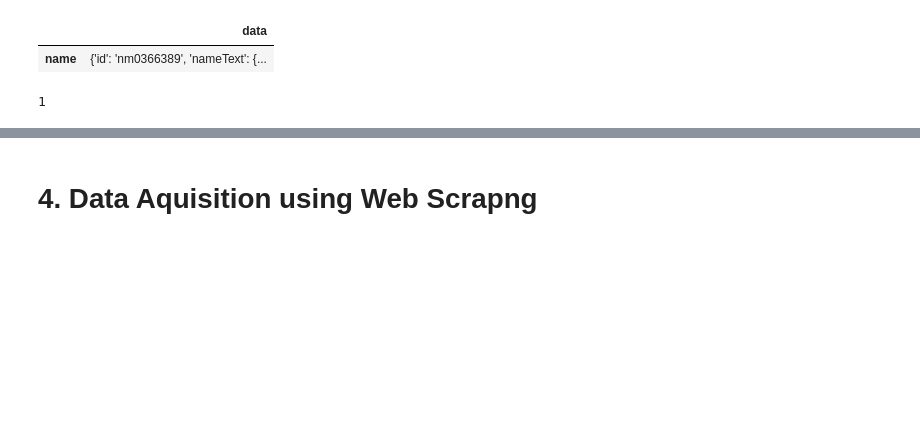
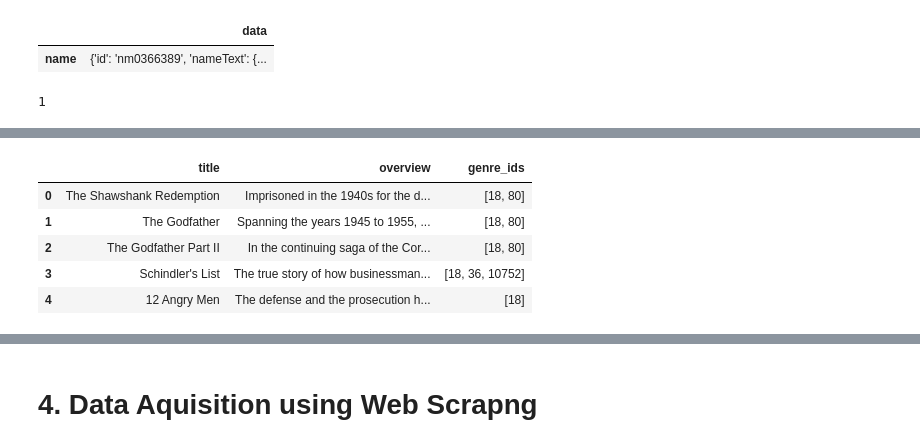
Before and after one commit to vinod-kaumar/NLP-by-vinod, a Jupyter notebook: Day-1/Data_Acquisition.ipynb, the cells around one changed output, grey strips where cells are left out. Drawn from its saved outputs; the diff is of its cells as text; code cells hidden in the pictures; blank space fills up the shorter version.

```diff
--- a/Day-1/Data_Acquisition.ipynb
+++ b/Day-1/Data_Acquisition.ipynb
@@ -124,0 +117,6 @@ len(df.data)
+# %%
+import requests
+API_KEY = "267a7544b1e708c67296bc7117272a0e"
+url = f"https://api.themoviedb.org/3/movie/top_rated?api_key={API_KEY}&language=en-US&page=1"
+# %%
+response = requests.get(url)
@@ -124,0 +203,11 @@ len(df.data)
+# %%
+df = pd.DataFrame(response.json()['results'])[['title', 'overview', 'genre_ids']]
+# %%
+df.head()
+# %% [output]
+|  | title | overview | genre_ids |
+| 0 | The Shawshank Redemption | Imprisoned in the 1940s for the d... | [18, 80] |
+| 1 | The Godfather | Spanning the years 1945 to 1955, ... | [18, 80] |
+| 2 | The Godfather Part II | In the continuing saga of the Cor... | [18, 80] |
+| 3 | Schindler's List | The true story of how businessman... | [18, 36, 10752] |
+| 4 | 12 Angry Men | The defense and the prosecution h... | [18] |
```
Also changed, not shown: parts of 22 cells of this notebook, 3 other files.
